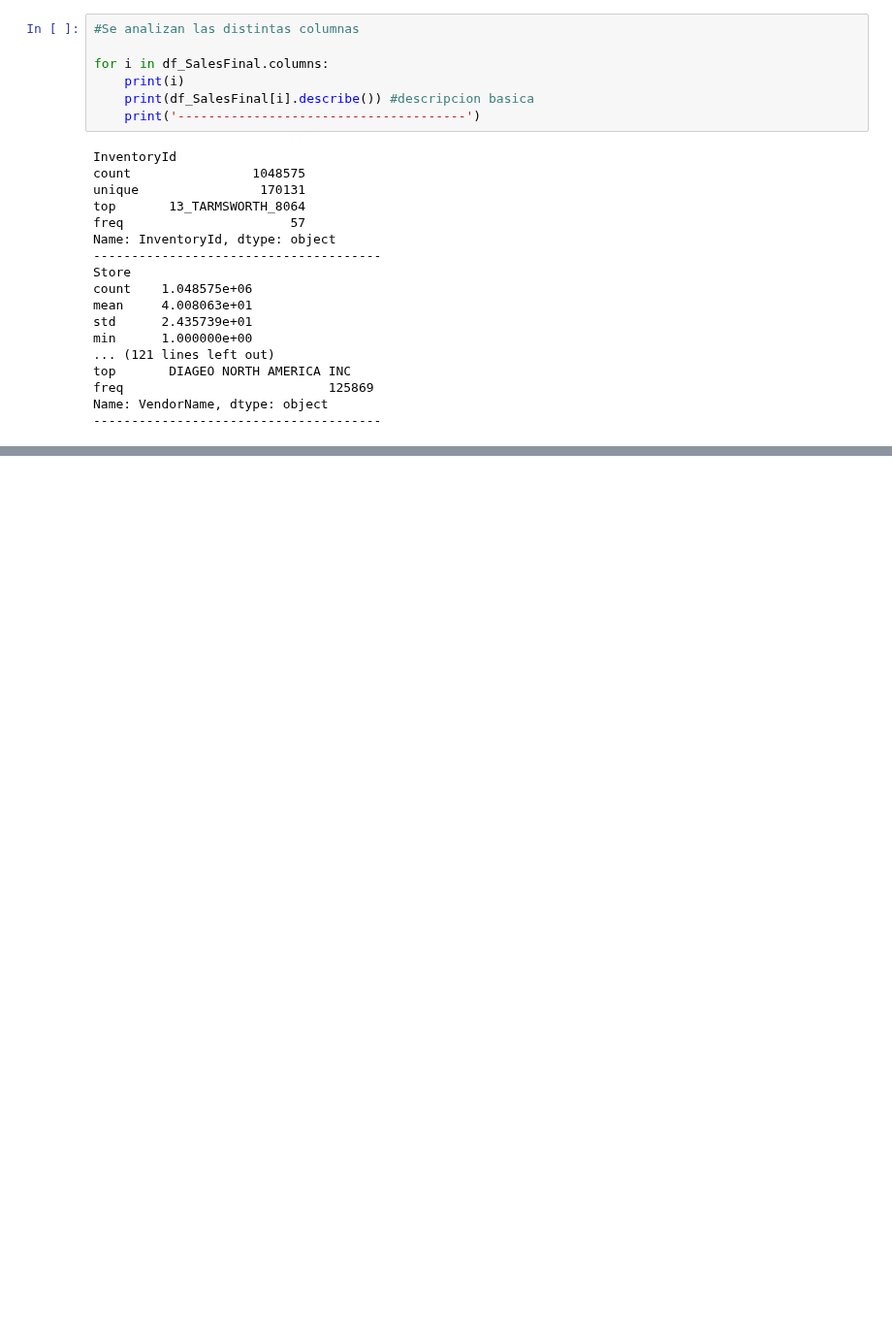
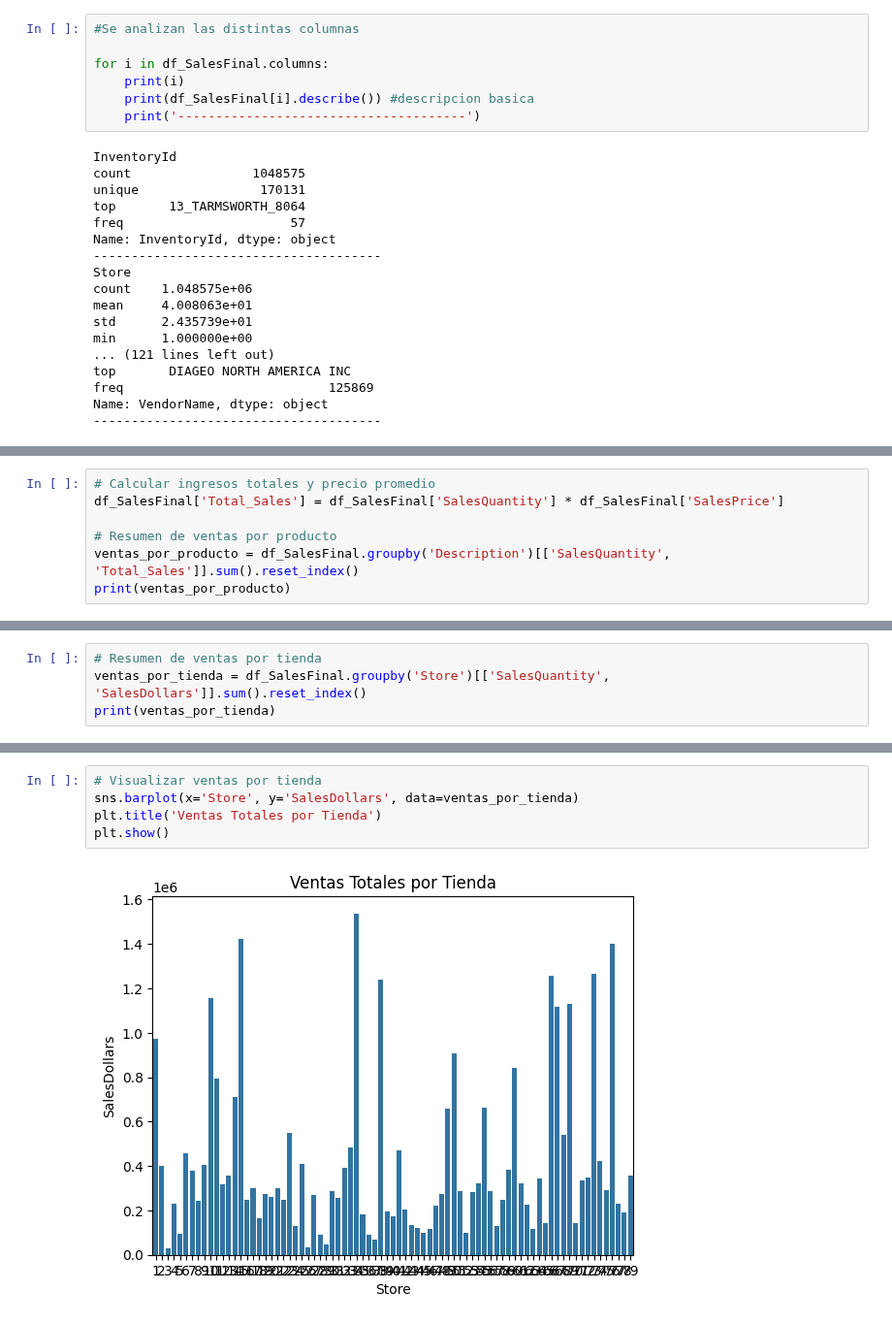
Before and after one commit to danipars/Analisis_Inventario_Distribuidora_Licores_AMCDrinks, a Jupyter notebook: EDA/VentasFinal.ipynb, the cells around one changed output, grey strips where cells are left out. Shown at 97% size. Saved outputs shown, nothing was run; the diff lists cells and outputs as text; blank space fills up the shorter version.

Commit message:
Relaciones Columnas Sales

```diff
--- a/EDA/VentasFinal.ipynb
+++ b/EDA/VentasFinal.ipynb
@@ -232,0 +244,7 @@ Name: VendorName, dtype: object
+# %%
+# Calcular ingresos totales y precio promedio
+df_SalesFinal['Total_Sales'] = df_SalesFinal['SalesQuantity'] * df_SalesFinal['SalesPrice']
+
+# Resumen de ventas por producto
+ventas_por_producto = df_SalesFinal.groupby('Description')[['SalesQuantity', 'Total_Sales']].sum().reset_index()
+print(ventas_por_producto)
@@ -232,0 +268,4 @@ Name: VendorName, dtype: object
+# %%
+# Resumen de ventas por tienda
+ventas_por_tienda = df_SalesFinal.groupby('Store')[['SalesQuantity', 'SalesDollars']].sum().reset_index()
+print(ventas_por_tienda)
@@ -232,0 +408,7 @@ Name: VendorName, dtype: object
+# %%
+# Visualizar ventas por tienda
+sns.barplot(x='Store', y='SalesDollars', data=ventas_por_tienda)
+plt.title('Ventas Totales por Tienda')
+plt.show()
+# %% [output]
+[figure, added]
```
Also changed, not shown: parts of 18 cells of this notebook.
